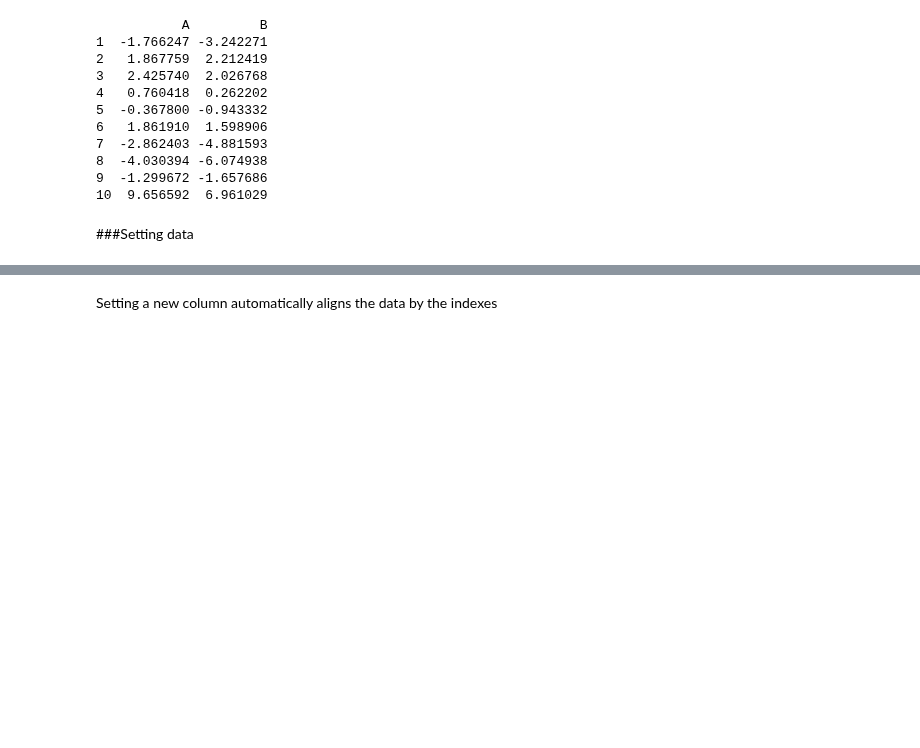
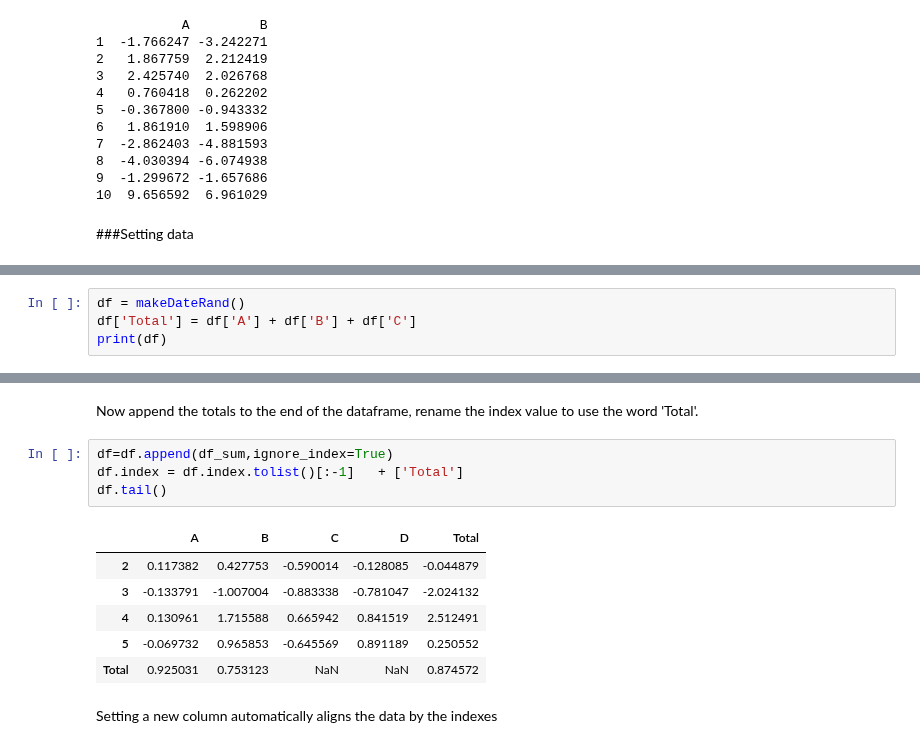
Before and after one commit to NelisW/PythonNotesToSelf, a Jupyter notebook: PandasCheatSheet.ipynb, the cells around one changed output, grey strips where cells are left out. Drawn from its saved outputs; the diff is of its cells as text; blank space fills up the shorter version.

```diff
--- a/PandasCheatSheet.ipynb
+++ b/PandasCheatSheet.ipynb
@@ -988,0 +1471,4 @@ print(result)
+# %%
+df = makeDateRand()
+df['Total'] = df['A'] + df['B'] + df['C']
+print(df)
@@ -989,3 +1507,16 @@ print(result)
+# %% [markdown]
+Now append the totals to the end of the dataframe, rename the index value to use the word 'Total'.
+# %%
+df=df.append(df_sum,ignore_index=True)
+df.index = df.index.tolist()[:-1]   + ['Total']
+df.tail()
+# %% [output]
+|  | A | B | C | D | Total |
+| 2 | 0.117382 | 0.427753 | -0.590014 | -0.128085 | -0.044879 |
+| 3 | -0.133791 | -1.007004 | -0.883338 | -0.781047 | -2.024132 |
+| 4 | 0.130961 | 1.715588 | 0.665942 | 0.841519 | 2.512491 |
+| 5 | -0.069732 | 0.965853 | -0.645569 | 0.891189 | 0.250552 |
+| Total | 0.925031 | 0.753123 | NaN | NaN | 0.874572 |
 # %% [markdown]
 Setting a new column automatically aligns the data by the indexes
 # %%
```
Also changed, not shown: parts of 141 cells of this notebook.
